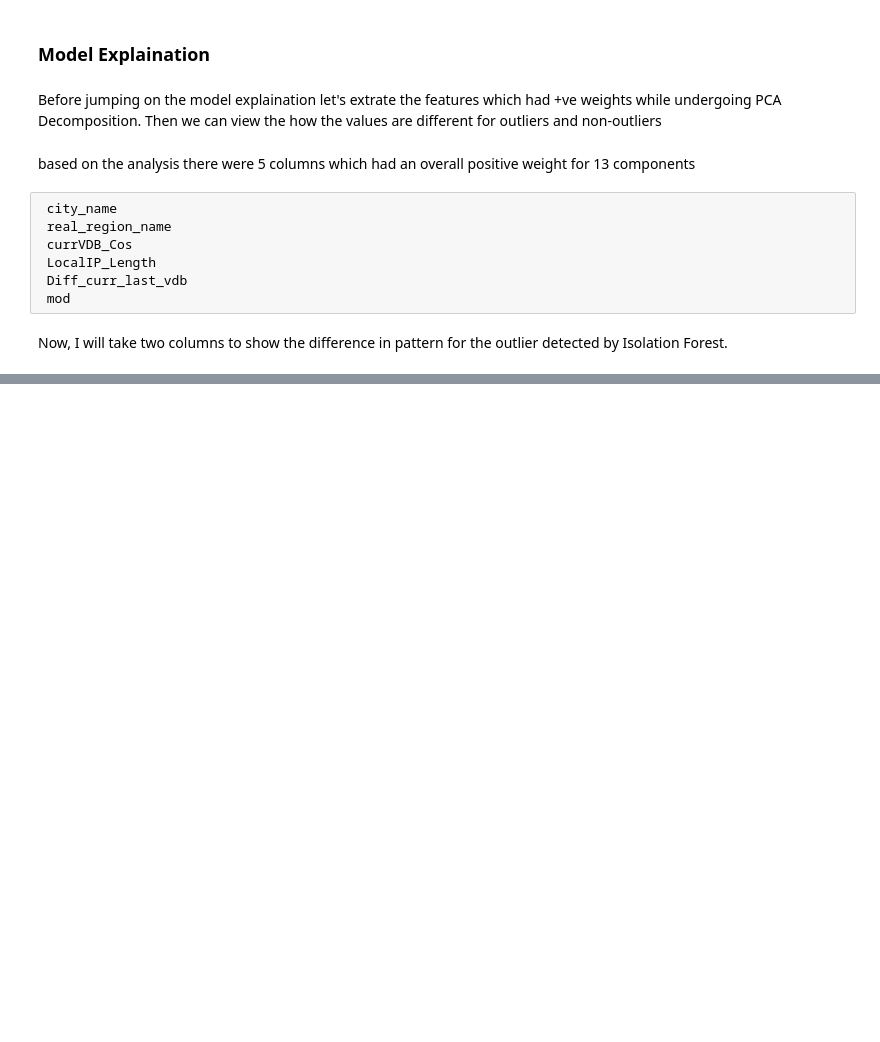
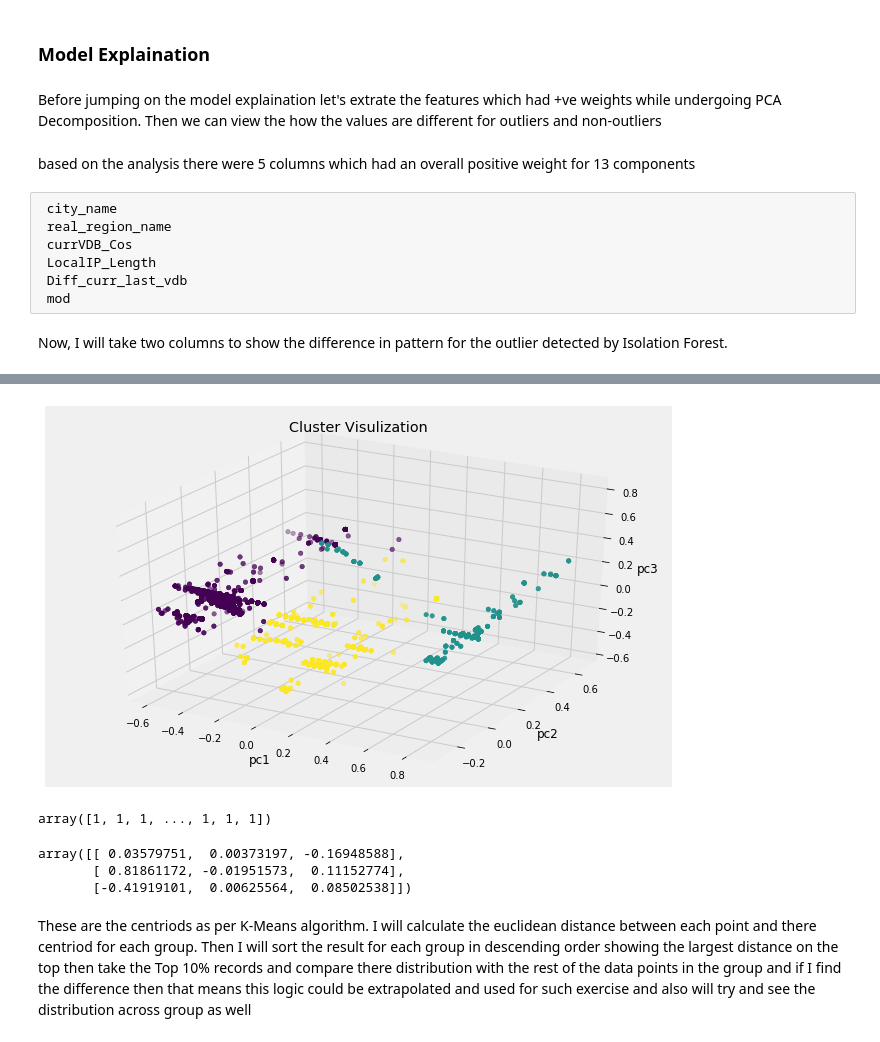
Before and after one commit to 471644/Challenges, a Jupyter notebook: Cyber Security_101 Q_H.ipynb, the cells around one changed output, grey strips where cells are left out. Saved outputs shown, nothing was run; the diff lists cells and outputs as text; code cells hidden in the pictures; blank space fills up the shorter version.

```diff
--- a/Cyber Security_101 Q_H.ipynb
+++ b/Cyber Security_101 Q_H.ipynb
@@ -1801,0 +1871,24 @@ pd.crosstab(ModelExpDF.city_name,ModelExpDF.isOL_IF).sort_values(1, ascending=Fa
+# %%
+fig = plt.figure(figsize=(10,7))
+ax = fig.add_subplot(111, projection='3d')
+x =X_pca_DFRes['pc1']
+y =X_pca_DFRes['pc2']
+z =X_pca_DFRes['pc3']
+ax.scatter(x, y, z,c=y_kmeansRes, marker='o')
+ax.set_xlabel('pc1')
+ax.set_ylabel('pc2')
+ax.set_zlabel('pc3')
+plt.title('Cluster Visulization')
+plt.show()
+# %% [output]
+[figure, added]
+# %%
+kmeansRes.labels_
+# %% [output]
+array([1, 1, 1, ..., 1, 1, 1])
+# %%
+kmeansRes.cluster_centers_
+# %% [output]
+array([[ 0.03579751,  0.00373197, -0.16948588],
+       [ 0.81861172, -0.01951573,  0.11152774],
+       [-0.41919101,  0.00625564,  0.08502538]])
@@ -1801,0 +1899,2 @@ pd.crosstab(ModelExpDF.city_name,ModelExpDF.isOL_IF).sort_values(1, ascending=Fa
+# %% [markdown]
+These are the centriods as per K-Means algorithm. I will calculate the euclidean distance between each point and there centriod for each group. Then I will sort the result for each group in descending order showing the largest distance on the top then take the Top 10% records and compare there distribution with the rest of the data points in the group and if I find the difference then that means this logic could be extrapolated and used for such exercise and also will try and see the distribution across group as well
```
Also changed, not shown: parts of 68 cells of this notebook.
